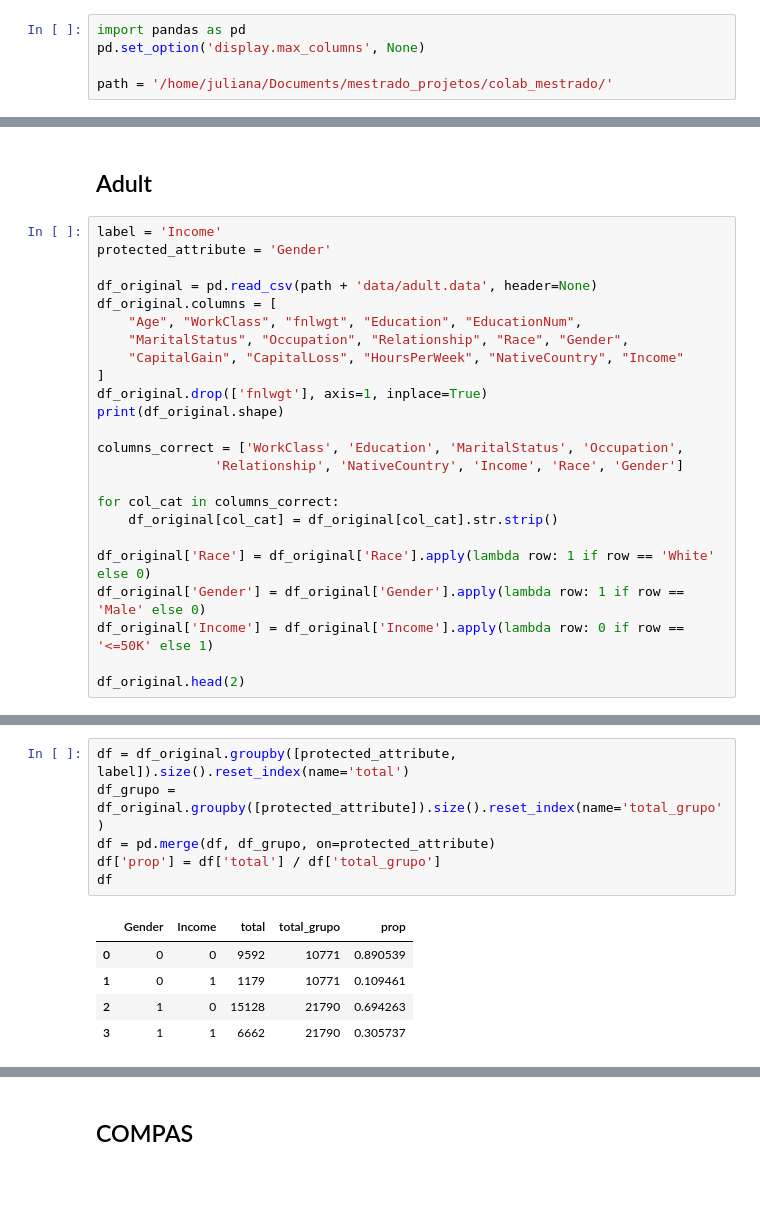
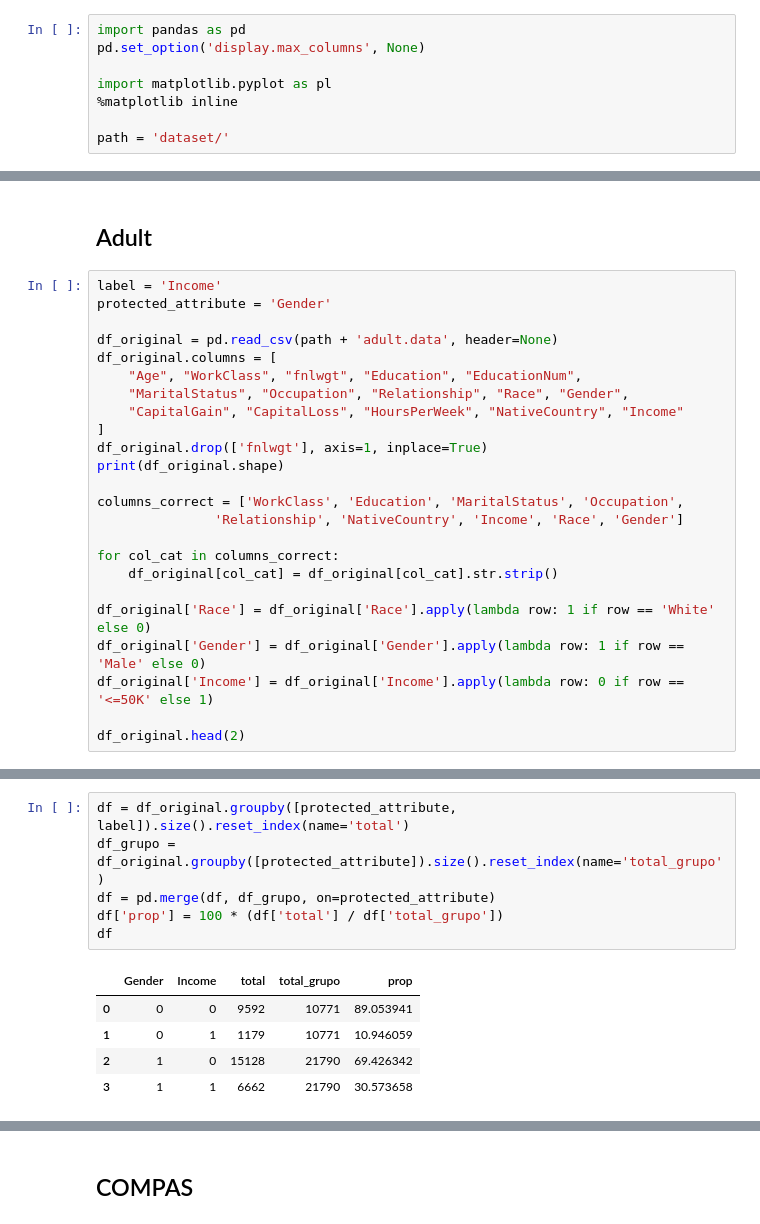
Before and after one commit to cesarojuliana/feature_importance_fairness_pt2, a Jupyter notebook: Análise disparidade entre grupos.ipynb, the cells around one changed output, grey strips where cells are left out. Drawn from its saved outputs; the diff is of its cells as text; blank space fills up the shorter version.

```diff
--- a/Análise disparidade entre grupos.ipynb
+++ b/Análise disparidade entre grupos.ipynb
@@ -2,7 +2,10 @@
 import pandas as pd
 pd.set_option('display.max_columns', None)
 
-path = '/home/juliana/Documents/mestrado_projetos/colab_mestrado/'
+import matplotlib.pyplot as pl
+%matplotlib inline
+
+path = 'dataset/'
 # %% [markdown]
 ## German
 # %%
@@ -42,7 +54,7 @@ df
 label = 'Income'
 protected_attribute = 'Gender'
 
-df_original = pd.read_csv(path + 'data/adult.data', header=None)
+df_original = pd.read_csv(path + 'adult.data', header=None)
 df_original.columns = [
     "Age", "WorkClass", "fnlwgt", "Education", "EducationNum",
     "MaritalStatus", "Occupation", "Relationship", "Race", "Gender",
@@ -70,12 +82,12 @@ df_original.head(2)
 # %%
 df = df_original.groupby([protected_attribute, label]).size().reset_index(name='total')
 df_grupo = df_original.groupby([protected_attribute]).size().reset_index(name='total_grupo')
 df = pd.merge(df, df_grupo, on=protected_attribute)
-df['prop'] = df['total'] / df['total_grupo']
+df['prop'] = 100 * (df['total'] / df['total_grupo'])
 df
 # %% [output]
 |  | Gender | Income | total | total_grupo | prop |
-| 0 | 0 | 0 | 9592 | 10771 | 0.890539 |
-| 1 | 0 | 1 | 1179 | 10771 | 0.109461 |
-| 2 | 1 | 0 | 15128 | 21790 | 0.694263 |
-| 3 | 1 | 1 | 6662 | 21790 | 0.305737 |
+| 0 | 0 | 0 | 9592 | 10771 | 89.053941 |
+| 1 | 0 | 1 | 1179 | 10771 | 10.946059 |
+| 2 | 1 | 0 | 15128 | 21790 | 69.426342 |
+| 3 | 1 | 1 | 6662 | 21790 | 30.573658 |
```
Also changed, not shown: parts of 18 cells of this notebook.
